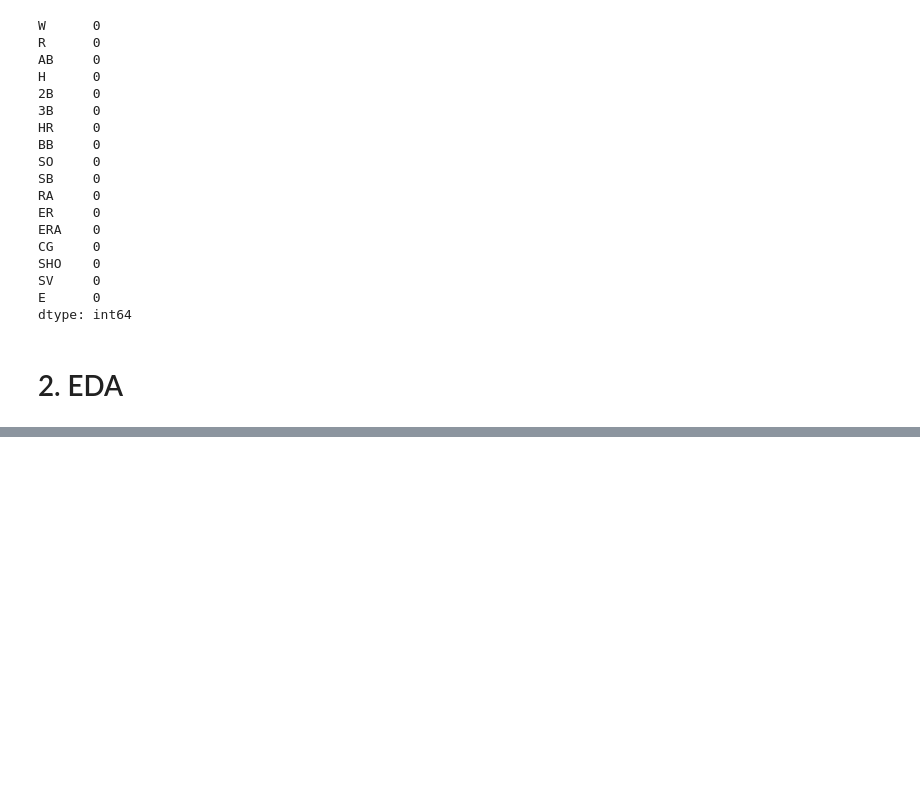
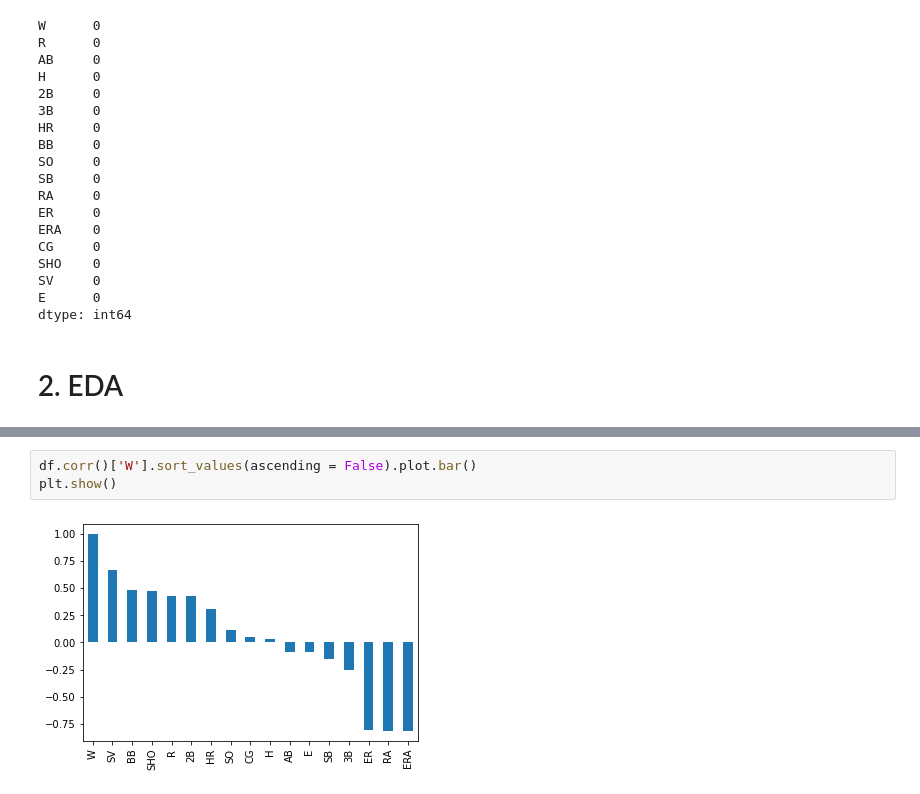
Before and after one commit to zobekenobe/DT-Evaluation-Project, a Jupyter notebook: Project 1.ipynb, the cells around one changed output, grey strips where cells are left out. Saved outputs shown, nothing was run; the diff lists cells and outputs as text; blank space fills up the shorter version.

```diff
--- a/Project 1.ipynb
+++ b/Project 1.ipynb
@@ -108,0 +180,5 @@ dtype: int64
+# %%
+df.corr()['W'].sort_values(ascending = False).plot.bar()
+plt.show()
+# %% [output]
+[figure, added]
```
Also changed, not shown: parts of 8 cells of this notebook.
